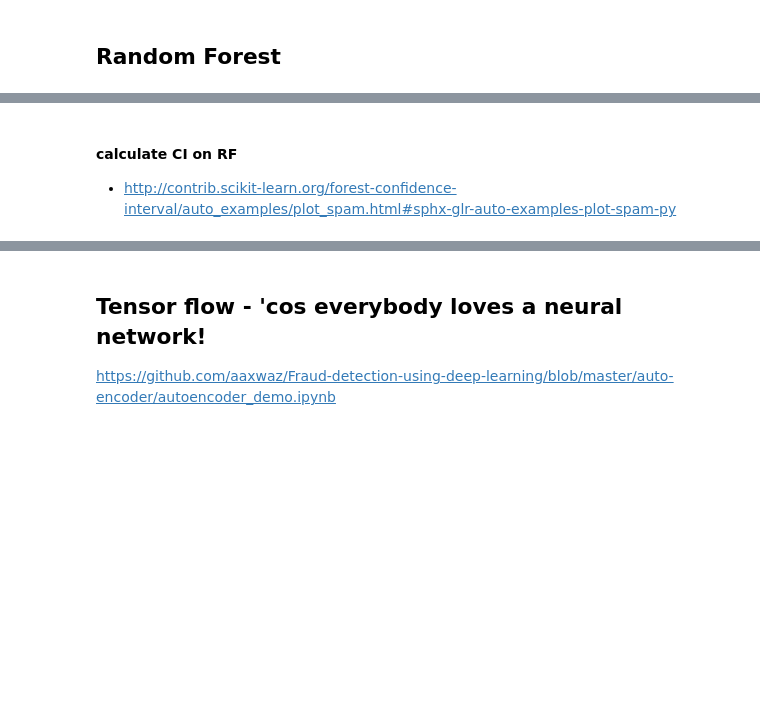
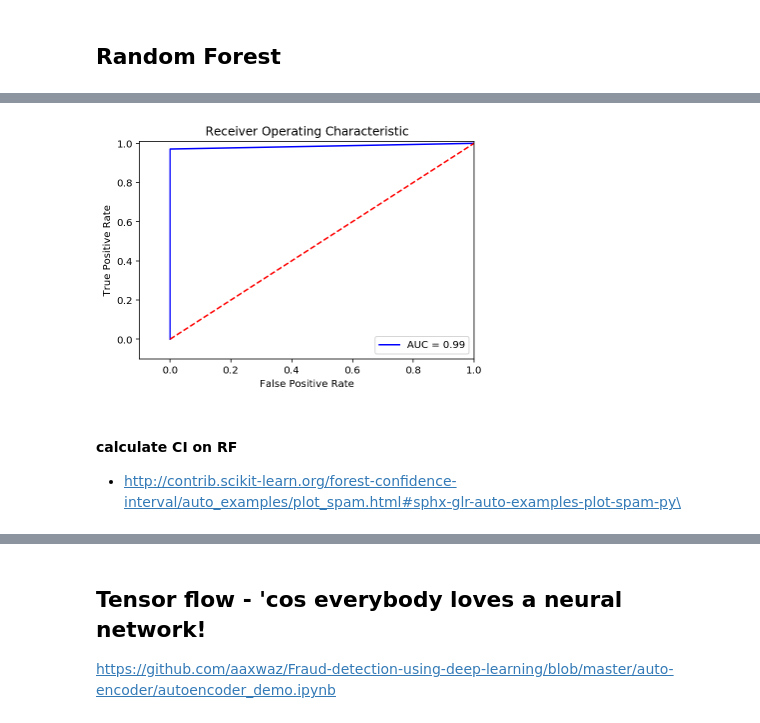
Before and after one commit to scheckley/kaggle_credit_fraud, a Jupyter notebook: scratch.ipynb, the cells around one changed output, grey strips where cells are left out. Cells and saved outputs as stored; diff of their text form; code cells hidden in the pictures; blank space fills up the shorter version.

```diff
--- a/scratch.ipynb
+++ b/scratch.ipynb
@@ -349,30 +356,32 @@ plt.show()
 # %%
 # ROC curve
 
 #load the model from pickle rather than re-train
 rf = joblib.load('rf_model.pkl')
 #rf = RandomForestClassifier(n_estimators=1000, oob_score=True, n_jobs=4)
 #y_pred_score = rf.fit(X_train_resampled,y_train_resampled).predict_proba(X_test)
 
 
-y_pred_score = rf.fit(X_train_resampled,y_train_resampled).decision_function(X_test)
+y_pred_score = rf.fit(X_train_resampled,y_train_resampled).predict_proba(X_test)
 
 fpr, tpr, thresholds = roc_curve(y_test,y_pred)
 roc_auc = auc(fpr,tpr)
 
 # Plot ROC
 plt.title('Receiver Operating Characteristic')
 plt.plot(fpr, tpr, 'b',label='AUC = %0.2f'% roc_auc)
 plt.legend(loc='lower right')
 plt.plot([0,1],[0,1],'r--')
 plt.xlim([-0.1,1.0])
 plt.ylim([-0.1,1.01])
 plt.ylabel('True Positive Rate')
 plt.xlabel('False Positive Rate')
 plt.show()
+# %% [output]
+[figure, added]
 # %% [markdown]
 #### calculate CI on RF
-* http://contrib.scikit-learn.org/forest-confidence-interval/auto_examples/plot_spam.html#sphx-glr-auto-examples-plot-spam-py
+* http://contrib.scikit-learn.org/forest-confidence-interval/auto_examples/plot_spam.html#sphx-glr-auto-examples-plot-spam-py\
 # %%
 import forestci as fci #note - requires duecredit package
 # %%
```
Also changed, not shown: parts of 5 cells of this notebook.
